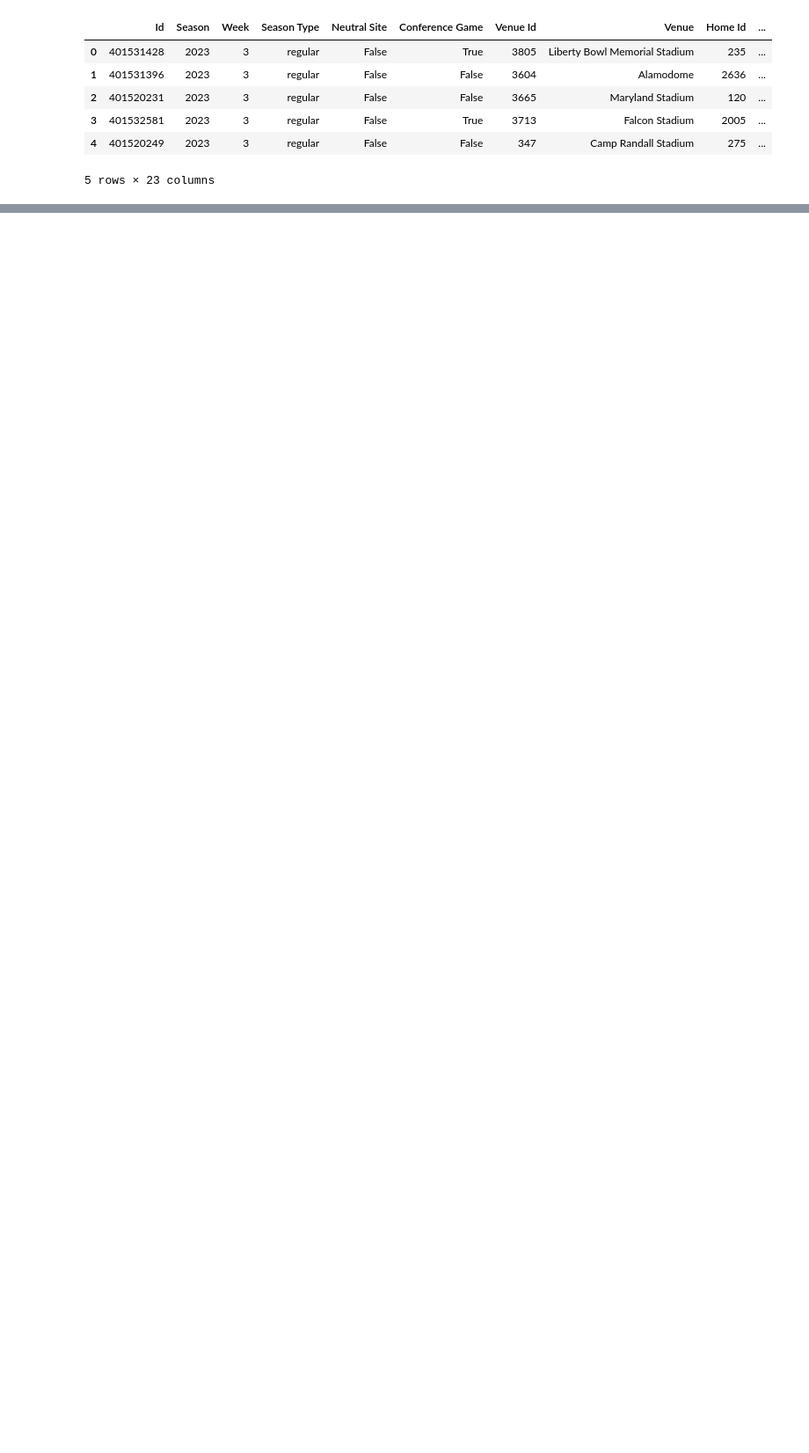
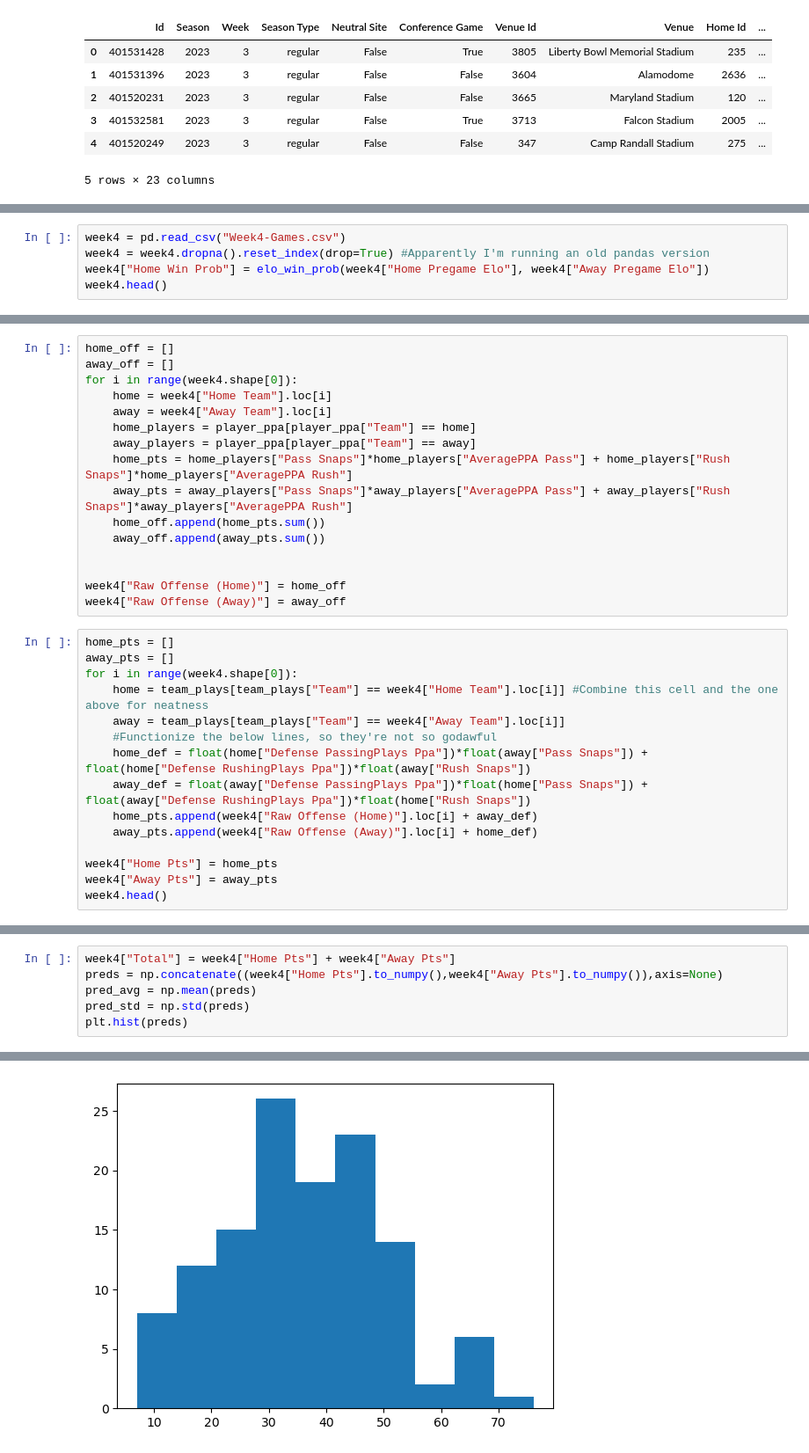
Before and after one commit to traskcon/CFB-Predictions, a Jupyter notebook: CFB-Predictions.ipynb, the cells around one changed output, grey strips where cells are left out. Shown: that part at 88% size. Cells and saved outputs as stored; diff of their text form; blank space fills up the shorter version.

```diff
--- a/CFB-Predictions.ipynb
+++ b/CFB-Predictions.ipynb
@@ -180,0 +182,5 @@ week3.head()
+# %%
+week4 = pd.read_csv("Week4-Games.csv")
+week4 = week4.dropna().reset_index(drop=True) #Apparently I'm running an old pandas version
+week4["Home Win Prob"] = elo_win_prob(week4["Home Pregame Elo"], week4["Away Pregame Elo"])
+week4.head()
@@ -180,0 +194,31 @@ week3.head()
+# %%
+home_off = []
+away_off = []
+for i in range(week4.shape[0]):
+    home = week4["Home Team"].loc[i]
+    away = week4["Away Team"].loc[i]
+    home_players = player_ppa[player_ppa["Team"] == home]
+    away_players = player_ppa[player_ppa["Team"] == away]
+    home_pts = home_players["Pass Snaps"]*home_players["AveragePPA Pass"] + home_players["Rush Snaps"]*home_players["AveragePPA Rush"]
+    away_pts = away_players["Pass Snaps"]*away_players["AveragePPA Pass"] + away_players["Rush Snaps"]*away_players["AveragePPA Rush"]
+    home_off.append(home_pts.sum())
+    away_off.append(away_pts.sum())
+
+
+week4["Raw Offense (Home)"] = home_off
+week4["Raw Offense (Away)"] = away_off
+# %%
+home_pts = []
+away_pts = []
+for i in range(week4.shape[0]):
+    home = team_plays[team_plays["Team"] == week4["Home Team"].loc[i]] #Combine this cell and the one above for neatness
+    away = team_plays[team_plays["Team"] == week4["Away Team"].loc[i]]
+    #Functionize the below lines, so they're not so godawful
+    home_def = float(home["Defense PassingPlays Ppa"])*float(away["Pass Snaps"]) + float(home["Defense RushingPlays Ppa"])*float(away["Rush Snaps"])
+    away_def = float(away["Defense PassingPlays Ppa"])*float(home["Pass Snaps"]) + float(away["Defense RushingPlays Ppa"])*float(home["Rush Snaps"])
+    home_pts.append(week4["Raw Offense (Home)"].loc[i] + away_def)
+    away_pts.append(week4["Raw Offense (Away)"].loc[i] + home_def)
+
+week4["Home Pts"] = home_pts
+week4["Away Pts"] = away_pts
+week4.head()
@@ -180,0 +259,7 @@ week3.head()
+# %%
+week4["Total"] = week4["Home Pts"] + week4["Away Pts"]
+preds = np.concatenate((week4["Home Pts"].to_numpy(),week4["Away Pts"].to_numpy()),axis=None)
+pred_avg = np.mean(preds)
+pred_std = np.std(preds)
+plt.hist(preds)
+# %% [output]
@@ -180,0 +271 @@ week3.head()
+[figure, added]
```
Also changed, not shown: parts of 25 cells of this notebook.
